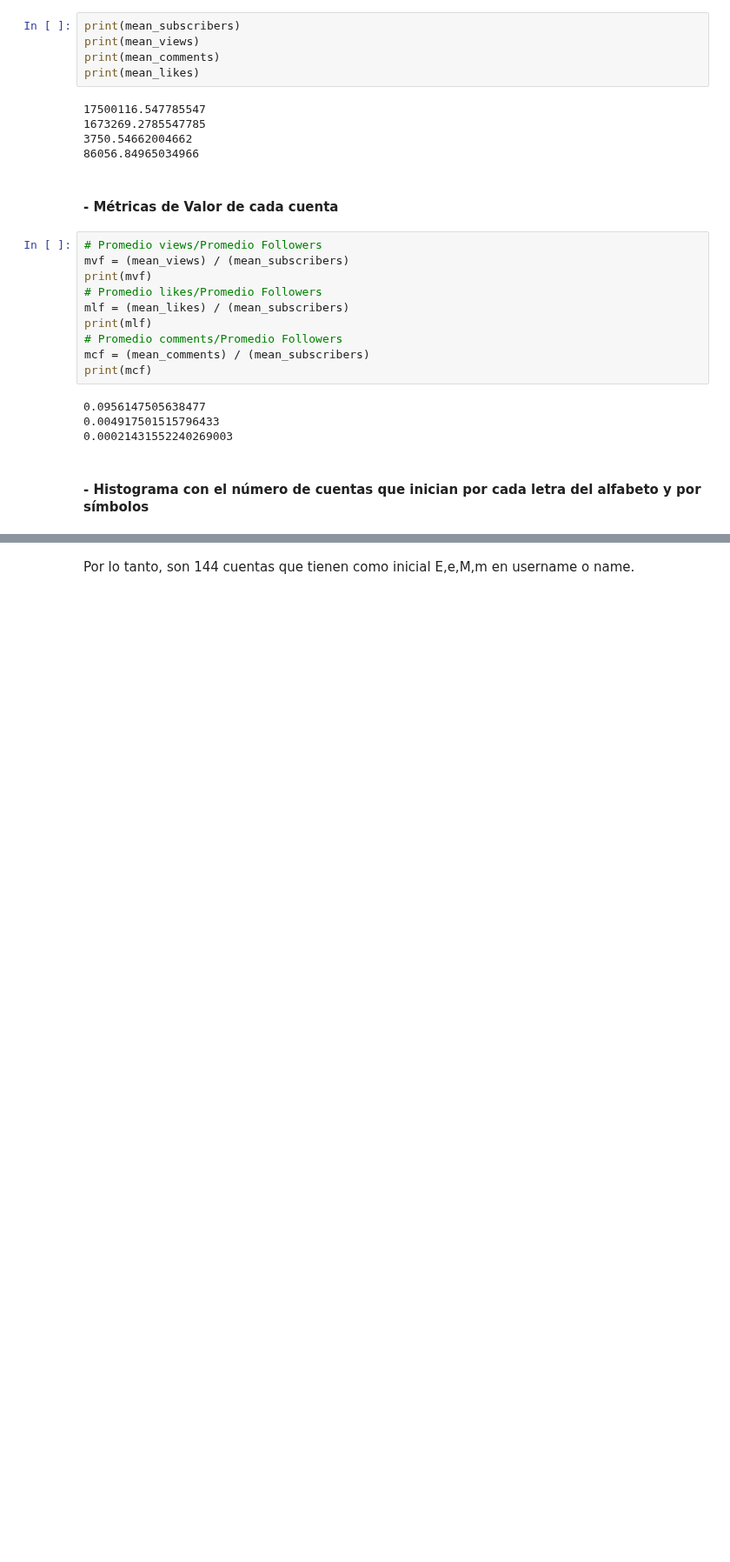
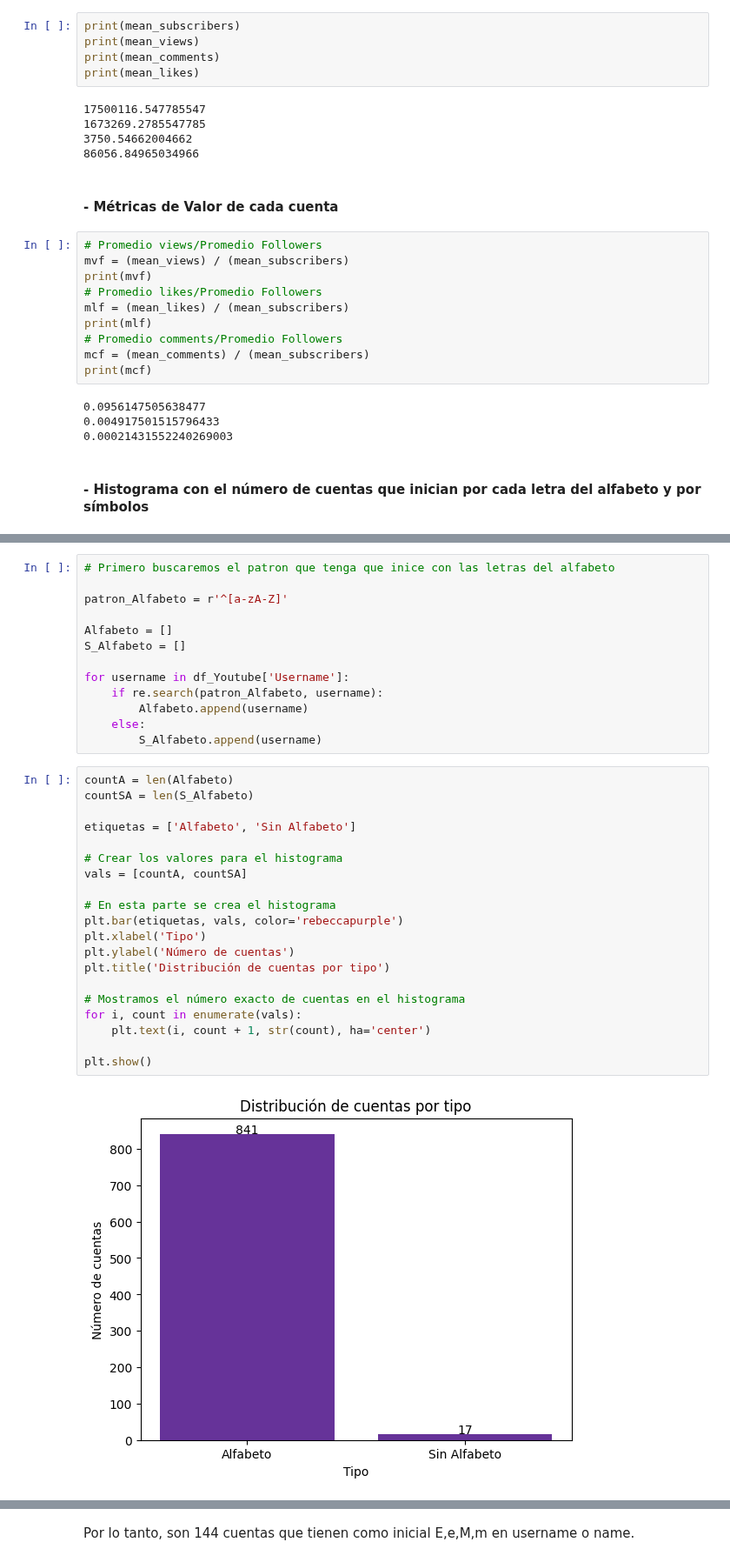
Before and after one commit to MonicaGonzalez30/CienciaDatosLasChicasSuperpoderosas, a Jupyter notebook: Proyectos/Unidad2/Redes_Sociales.ipynb, the cells around one changed output, grey strips where cells are left out. Shown at 87% size. Drawn from its saved outputs; the diff is of its cells as text; blank space fills up the shorter version.

Commit message:
Obtencion datos youtube

```diff
--- a/Proyectos/Unidad2/Redes_Sociales.ipynb
+++ b/Proyectos/Unidad2/Redes_Sociales.ipynb
@@ -745,2 +688,37 @@ plt.show()
+# %%
+# Primero buscaremos el patron que tenga que inice con las letras del alfabeto
+
+patron_Alfabeto = r'^[a-zA-Z]'
+
+Alfabeto = []
+S_Alfabeto = []
+
+for username in df_Youtube['Username']:
+    if re.search(patron_Alfabeto, username):
+        Alfabeto.append(username)
+    else:
+        S_Alfabeto.append(username)
+# %%
+countA = len(Alfabeto)
+countSA = len(S_Alfabeto)
+
+etiquetas = ['Alfabeto', 'Sin Alfabeto']
+
+# Crear los valores para el histograma
+vals = [countA, countSA]
+
+# En esta parte se crea el histograma
+plt.bar(etiquetas, vals, color='rebeccapurple')
+plt.xlabel('Tipo')
+plt.ylabel('Número de cuentas')
+plt.title('Distribución de cuentas por tipo')
+
+# Mostramos el número exacto de cuentas en el histograma
+for i, count in enumerate(vals):
+    plt.text(i, count + 1, str(count), ha='center')
+
+plt.show()
+# %% [output]
+[figure, added]
 # %% [markdown]
 #### - ¿Cuantas cuentas de YouTube tienen ya sea en su username o name las letras de las iniciales del primer nombre de cada uno de los integrantes de tu equipo?
```
Also changed, not shown: parts of 18 cells of this notebook.
